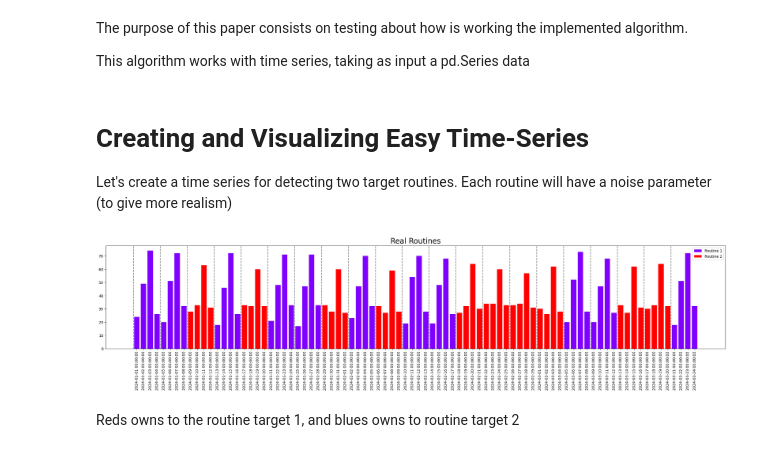
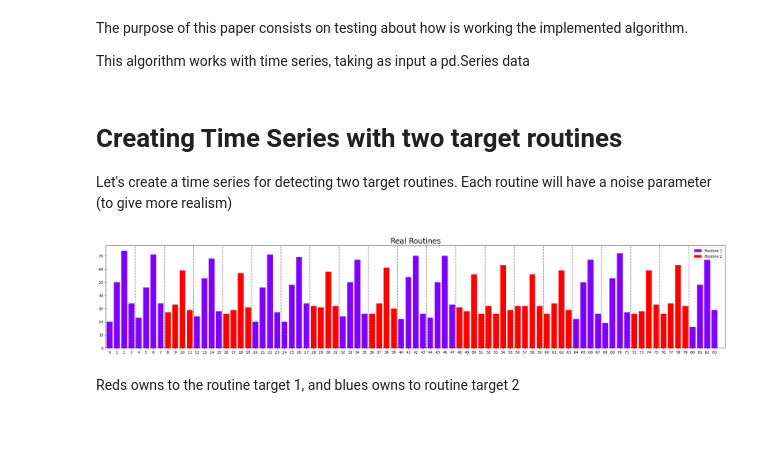
Before and after one commit to JavierGavina/Brute-Force-In-Routine-Detection, a Jupyter notebook: testing_routines.ipynb, the cells around one changed output. Cells and saved outputs as stored; diff of their text form; code cells hidden in the pictures.

Commit message:
better plot_results method and implemented more time series on testing_routines.ipynb

```diff
--- a/testing_routines.ipynb
+++ b/testing_routines.ipynb
@@ -12,7 +12,7 @@ from main import DRFL
 import random
 import matplotlib.cm as cm
 # %% [markdown]
-# Creating and Visualizing Easy Time-Series
+# Creating Time Series with two target routines
 
 Let's create a time series for detecting two target routines. Each routine will have a noise parameter (to give more realism)
 # %%
@@ -41,36 +41,36 @@ def get_colors(idx_routine):
 
 def plot_groundtruth(time_series):
     ts = np.array(time_series)
     # Plotting the bar chart with vertical lines every 4 bars
     plt.figure(figsize=(30,5))
     bars = plt.bar(x=[x for x in range(len(ts))], height=ts, color=get_colors(idx_routine1))
 
     # Draw a vertical line every four bars
     for i in range(0, len(ts), len(target_routine_1)):
         plt.axvline(x=i-0.5, color='grey', linestyle='--')
-    plt.xticks(ticks=[x for x in range(len(ts))], labels=pd.date_range(start="2024-01-01", periods=len(ts)),
-               rotation=90)
+    plt.xticks(ticks=[x for x in range(len(ts))], labels=[x for x in range(len(ts))])
     # add_legend
     plt.legend([bars[0], bars[10]], ['Routine 1', 'Routine 2'])
     plt.title("Real Routines", fontsize=20)
+    plt.xlim((-0.5, len(ts)+0.5))
     plt.show()
 
 
 
 time_series = []
 for x in range(T_max):
     if x in idx_routine1:
         random_1 = randomized_routine(target_routine_1, noise_threshold_minutes)
         for y in random_1:
             time_series.append(y)
     else:
         random_2 = randomized_routine(target_routine_2, noise_threshold_minutes)
         for y in random_2:
             time_series.append(y)
 
 plot_groundtruth(time_series)
 # %% [output]
-[figure, old version]
+[figure, new version]
 # %% [markdown]
 Reds owns to the routine target 1, and blues owns to routine target 2
 # %%
```
Also changed, not shown: parts of 23 cells of this notebook, 3 other files.
